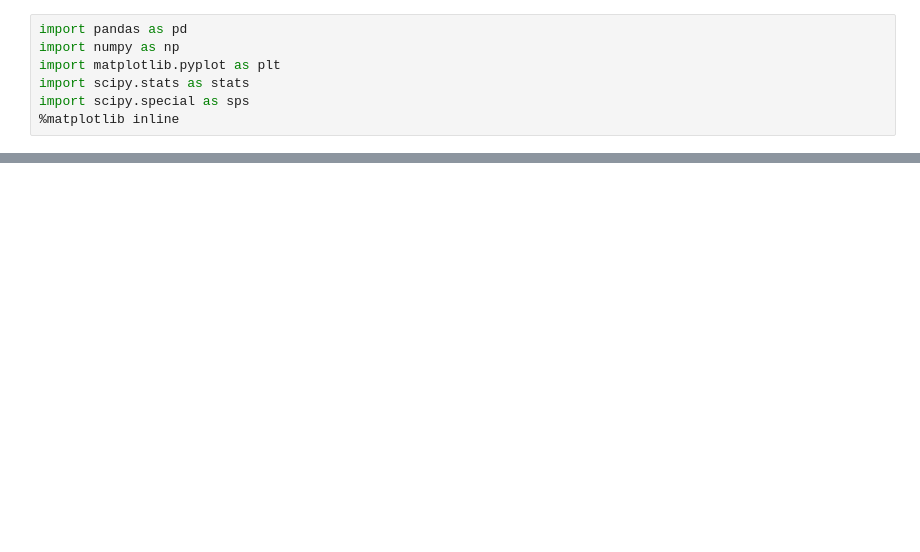
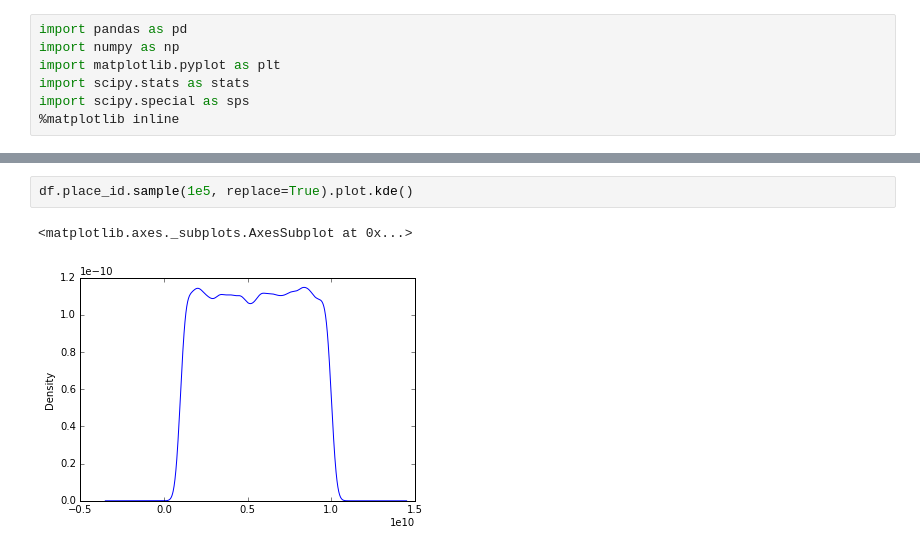
Before and after one commit to roryhr/facebook_kaggle, a Jupyter notebook: data_analysis_script.ipynb, the cells around one changed output, grey strips where cells are left out. Cells and saved outputs as stored; diff of their text form; blank space fills up the shorter version.

```diff
--- a/data_analysis_script.ipynb
+++ b/data_analysis_script.ipynb
@@ -51,0 +118,5 @@ y.set(ylabel="Duplicate frequency", xlabel="Number of duplicates")
+# %%
+df.place_id.sample(1e5, replace=True).plot.kde()
+# %% [output]
+<matplotlib.axes._subplots.AxesSubplot at 0x...>
+[figure, added]
```
Also changed, not shown: parts of 29 cells of this notebook, 1 other file.
